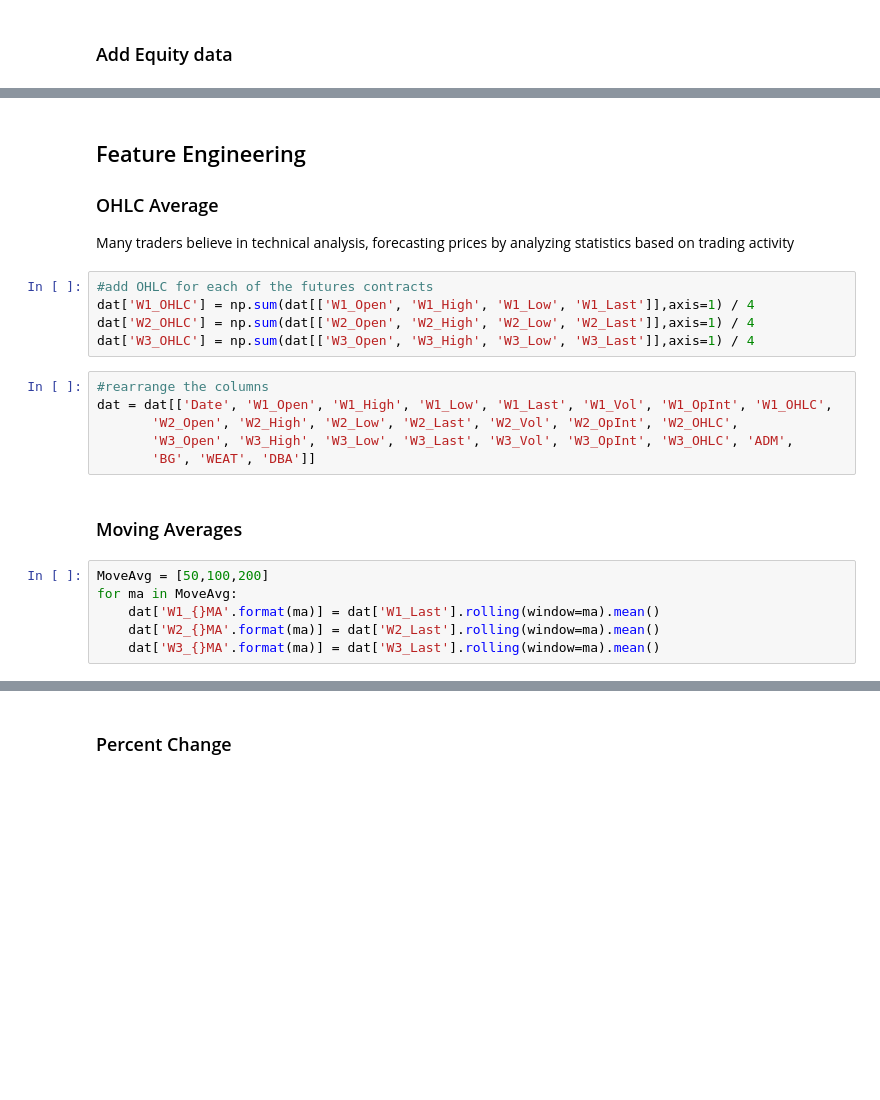
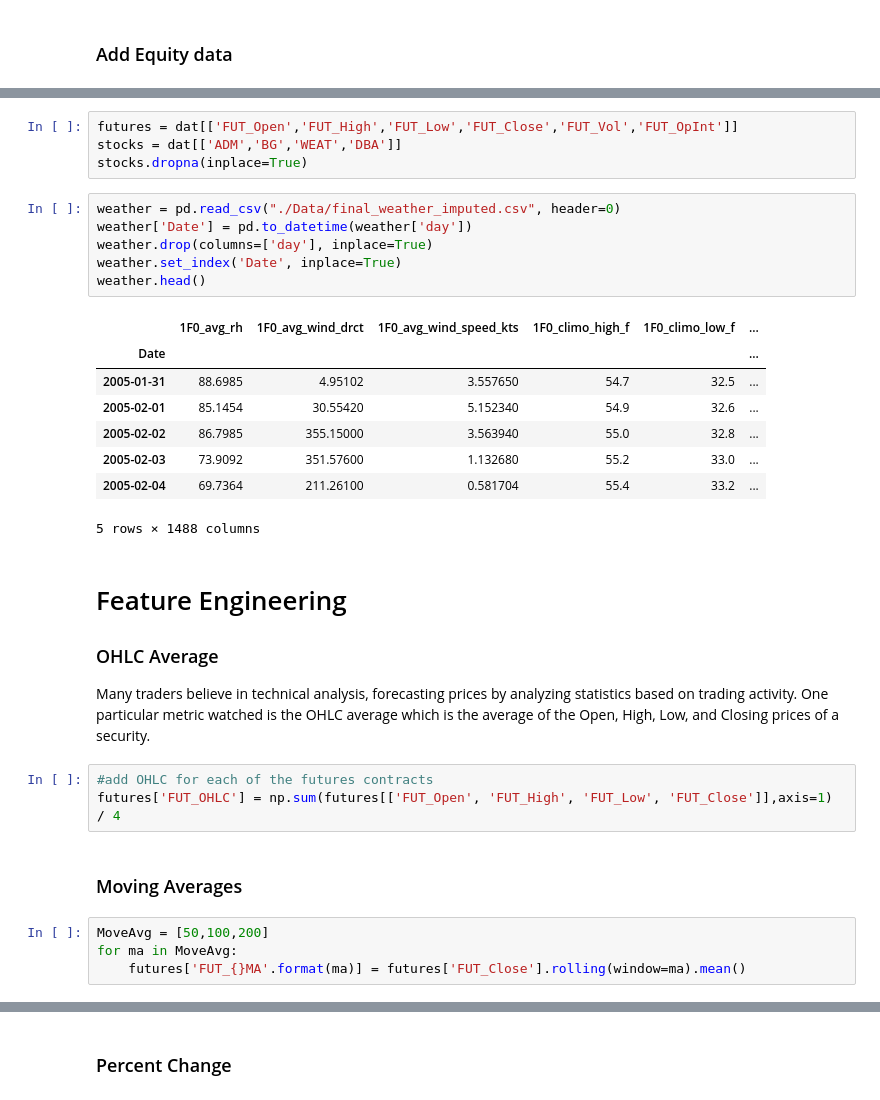
Before and after one commit to andrewredd/aa-project, a Jupyter notebook: futures_data.ipynb, the cells around one changed output, grey strips where cells are left out. Cells and saved outputs as stored; diff of their text form; blank space fills up the shorter version.

```diff
--- a/futures_data.ipynb
+++ b/futures_data.ipynb
@@ -142,25 +170,34 @@ dat.head()
+# %%
+futures = dat[['FUT_Open','FUT_High','FUT_Low','FUT_Close','FUT_Vol','FUT_OpInt']]
+stocks = dat[['ADM','BG','WEAT','DBA']]
+stocks.dropna(inplace=True)
+# %%
+weather = pd.read_csv("./Data/final_weather_imputed.csv", header=0)
+weather['Date'] = pd.to_datetime(weather['day'])
+weather.drop(columns=['day'], inplace=True)
+weather.set_index('Date', inplace=True)
+weather.head()
+# %% [output]
+|  | 1F0_avg_rh | 1F0_avg_wind_drct | 1F0_avg_wind_speed_kts | 1F0_climo_high_f | 1F0_climo_low_f | ... |
+| Date |  |  |  |  |  | ... |
+| 2005-01-31 | 88.6985 | 4.95102 | 3.557650 | 54.7 | 32.5 | ... |
+| 2005-02-01 | 85.1454 | 30.55420 | 5.152340 | 54.9 | 32.6 | ... |
+| 2005-02-02 | 86.7985 | 355.15000 | 3.563940 | 55.0 | 32.8 | ... |
+| 2005-02-03 | 73.9092 | 351.57600 | 1.132680 | 55.2 | 33.0 | ... |
+| 2005-02-04 | 69.7364 | 211.26100 | 0.581704 | 55.4 | 33.2 | ... |
+5 rows × 1488 columns
 # %% [markdown]
-## Feature Engineering
+# Feature Engineering
 
 ### OHLC Average
 
-Many traders believe in technical analysis, forecasting prices by analyzing statistics based on trading activity
+Many traders believe in technical analysis, forecasting prices by analyzing statistics based on trading activity. One particular metric watched is the OHLC average which is the average of the Open, High, Low, and Closing prices of a security.
-# %%
-#add OHLC for each of the futures contracts
-dat['W1_OHLC'] = np.sum(dat[['W1_Open', 'W1_High', 'W1_Low', 'W1_Last']],axis=1) / 4
-dat['W2_OHLC'] = np.sum(dat[['W2_Open', 'W2_High', 'W2_Low', 'W2_Last']],axis=1) / 4
-dat['W3_OHLC'] = np.sum(dat[['W3_Open', 'W3_High', 'W3_Low', 'W3_Last']],axis=1) / 4
-# %%
-#rearrange the columns
-dat = dat[['Date', 'W1_Open', 'W1_High', 'W1_Low', 'W1_Last', 'W1_Vol', 'W1_OpInt', 'W1_OHLC',
-       'W2_Open', 'W2_High', 'W2_Low', 'W2_Last', 'W2_Vol', 'W2_OpInt', 'W2_OHLC',
-       'W3_Open', 'W3_High', 'W3_Low', 'W3_Last', 'W3_Vol', 'W3_OpInt', 'W3_OHLC', 'ADM',
-       'BG', 'WEAT', 'DBA']]
+# %%
+#add OHLC for each of the futures contracts
+futures['FUT_OHLC'] = np.sum(futures[['FUT_Open', 'FUT_High', 'FUT_Low', 'FUT_Close']],axis=1) / 4
 # %% [markdown]
 ### Moving Averages
 # %%
 MoveAvg = [50,100,200]
 for ma in MoveAvg:
-    dat['W1_{}MA'.format(ma)] = dat['W1_Last'].rolling(window=ma).mean()
-    dat['W2_{}MA'.format(ma)] = dat['W2_Last'].rolling(window=ma).mean()
-    dat['W3_{}MA'.format(ma)] = dat['W3_Last'].rolling(window=ma).mean()
+    futures['FUT_{}MA'.format(ma)] = futures['FUT_Close'].rolling(window=ma).mean()
```
Also changed, not shown: parts of 67 cells of this notebook.
